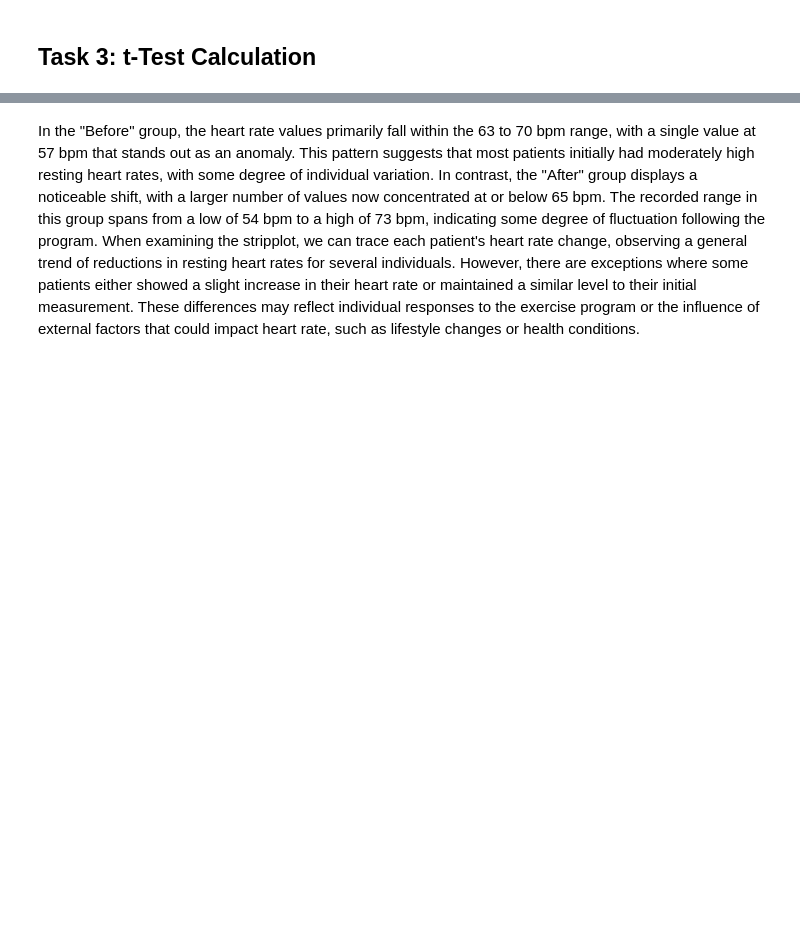
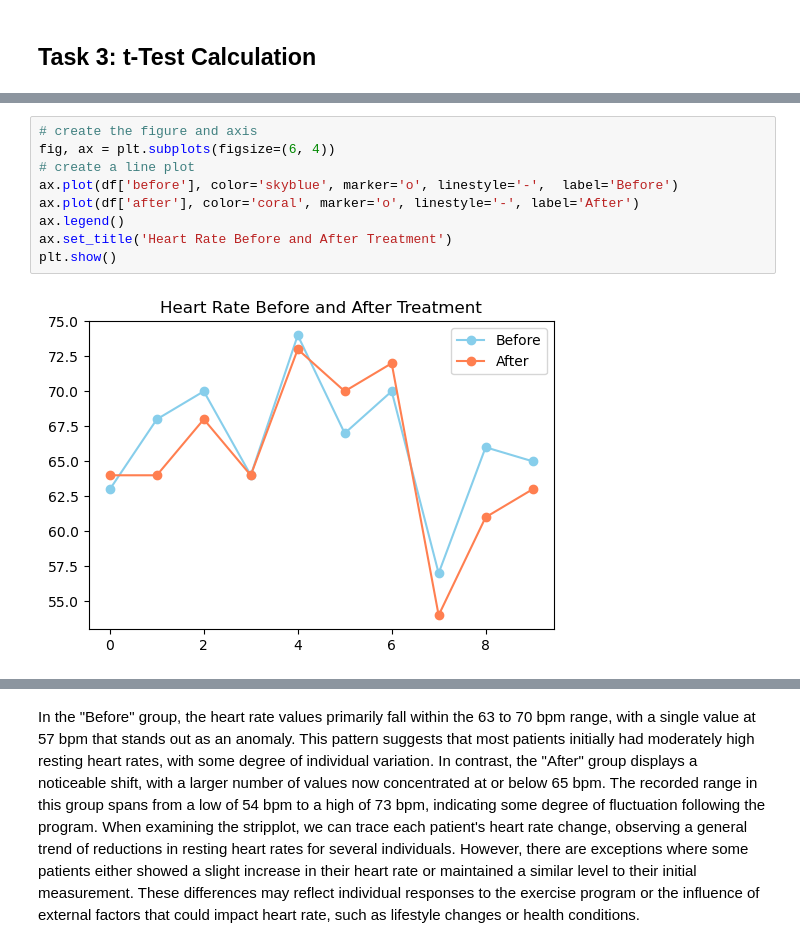
Before and after one commit to C-3sc0/applied_statistics, a Jupyter notebook: tasks.ipynb, the cells around one changed output, grey strips where cells are left out. Drawn from its saved outputs; the diff is of its cells as text; blank space fills up the shorter version.

```diff
--- a/tasks.ipynb
+++ b/tasks.ipynb
@@ -974,0 +906,11 @@ plt.show()
+# %%
+# create the figure and axis
+fig, ax = plt.subplots(figsize=(6, 4))
+# create a line plot
+ax.plot(df['before'], color='skyblue', marker='o', linestyle='-',  label='Before')
+ax.plot(df['after'], color='coral', marker='o', linestyle='-', label='After')
+ax.legend()
+ax.set_title('Heart Rate Before and After Treatment')
+plt.show()
+# %% [output]
+[figure, added]
```
Also changed, not shown: parts of 85 cells of this notebook.
